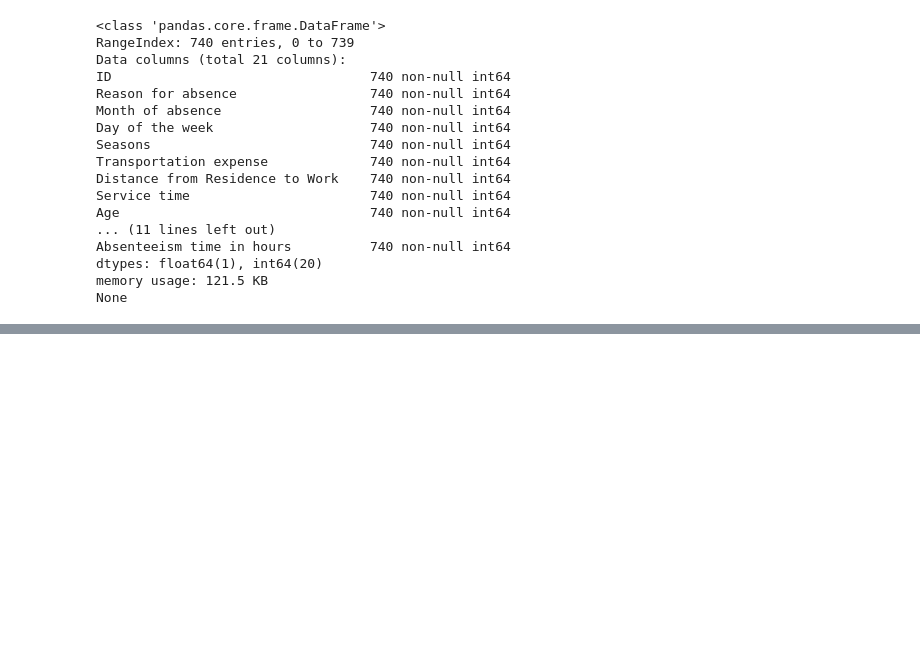
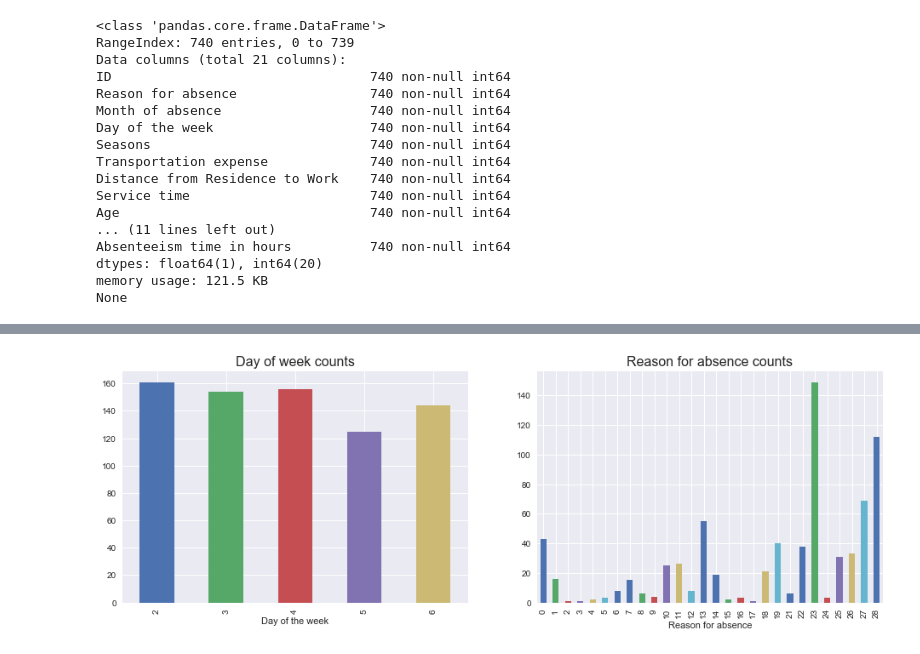
Before and after one commit to chasnew/data-analysis-repository, a Jupyter notebook: Absenteeism at work/Analysis of Absenteeism.ipynb, the cells around one changed output, grey strips where cells are left out. Saved outputs shown, nothing was run; the diff lists cells and outputs as text; code cells hidden in the pictures; blank space fills up the shorter version.

```diff
--- a/Absenteeism at work/Analysis of Absenteeism.ipynb
+++ b/Absenteeism at work/Analysis of Absenteeism.ipynb
@@ -102,3 +133,7 @@ data.head(5)
+# %%
+sns.set()
 # %%
-print(data.groupby('day_of_the_week')['day_of_the_week'].count())
+day_group = data.groupby('day_of_the_week')[['day_of_the_week']].count()
+day_group.columns = ['count']
+print(day_group)
 # %% [output]
@@ -236,0 +153,18 @@ HTML(filename='absenteeism_ratio.html')
+# %%
+fig, axes = plt.subplots(nrows=1, ncols=2)
+fig.set_figwidth(16)
+fig.set_figheight(5)
+
+day_ax = day_group.unstack().plot.bar(ax=axes[0])
+day_ax.set_xlabel('Day of the week')
+day_ax.set_xticklabels(day_group.index)
+day_ax.set_title('Day of week counts', fontsize=16)
+
+reason_ax = reason_counts.unstack().plot.bar(ax=axes[1])
+reason_ax.set_xlabel('Reason for absence')
+reason_ax.set_xticklabels(reason_counts.index)
+reason_ax.set_title('Reason for absence counts', fontsize=16)
+
+plt.show()
+# %% [output]
+[figure, added]
```
Also changed, not shown: parts of 32 cells of this notebook.
